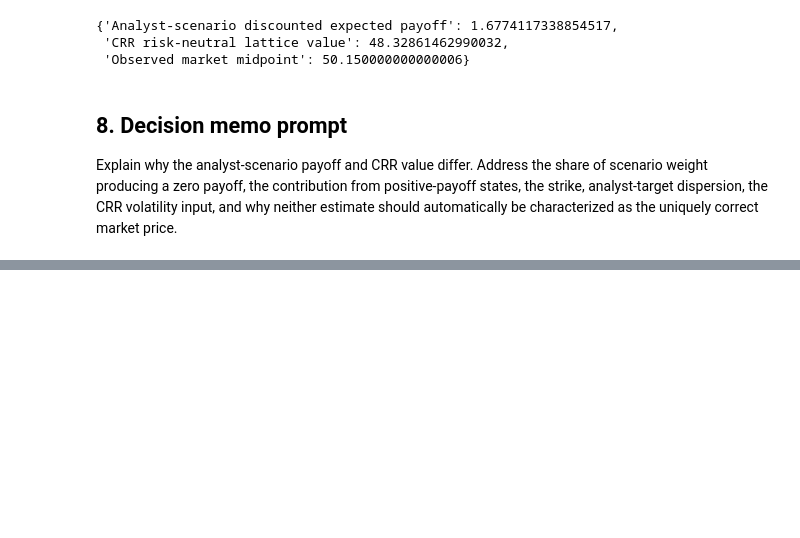
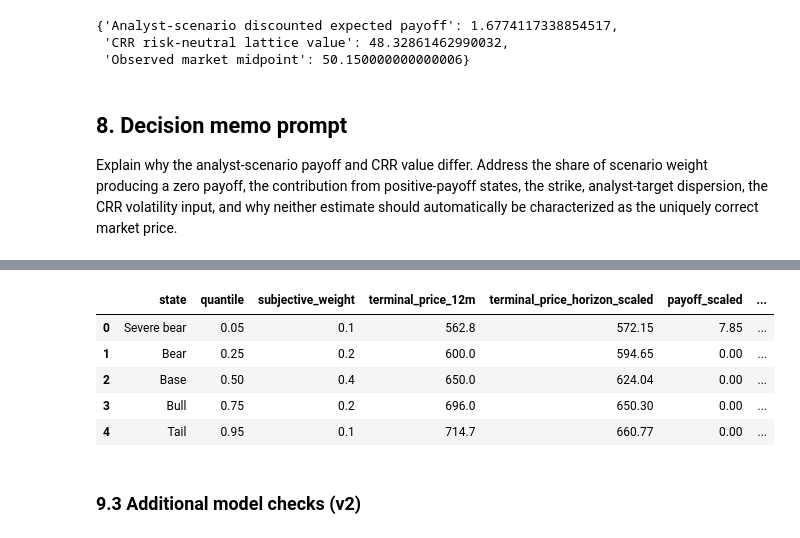
Before and after one commit to javierpalacio010-dot/lmt-valuation-option-greeks-lab, a Jupyter notebook: valuation_option_lab.ipynb, the cells around one changed output, grey strips where cells are left out. Cells and saved outputs as stored; diff of their text form; code cells hidden in the pictures; blank space fills up the shorter version.

```diff
--- a/valuation_option_lab.ipynb
+++ b/valuation_option_lab.ipynb
@@ -203,0 +324,12 @@ Explain why the analyst-scenario payoff and CRR value differ. Address the share
+# %%
+horizon_gap=float(targets.horizon_months.iloc[0]/12-M['maturity_years'])
+alt=states[['state','quantile','subjective_weight']].copy()
+alt['terminal_price_12m']=states.terminal_price
+alt['terminal_price_horizon_scaled']=M['spot']*(states.terminal_price/M['spot'])**(M['maturity_years']/(targets.horizon_months.iloc[0]/12))
+alt['payoff_scaled']=payoff(alt.terminal_price_horizon_scaled,M['strike'],M['option_type'])
+alt['weighted_payoff_scaled']=alt.subjective_weight*alt.payoff_scaled
+alt_belief_value=float(discount_factor*alt.weighted_payoff_scaled.sum())
+print(f'Horizon gap: {horizon_gap:.2f} years -> alignment warning: {abs(horizon_gap)>0.25}')
+print(f'Primary five-state discounted payoff: ${belief_value:.2f}   horizon-scaled alternative: ${alt_belief_value:.2f}')
+alt.round(2)
+# %% [output]
@@ -203,0 +338,8 @@ Explain why the analyst-scenario payoff and CRR value differ. Address the share
+|  | state | quantile | subjective_weight | terminal_price_12m | terminal_price_horizon_scaled | payoff_scaled | ... |
+| 0 | Severe bear | 0.05 | 0.1 | 562.8 | 572.15 | 7.85 | ... |
+| 1 | Bear | 0.25 | 0.2 | 600.0 | 594.65 | 0.00 | ... |
+| 2 | Base | 0.50 | 0.4 | 650.0 | 624.04 | 0.00 | ... |
+| 3 | Bull | 0.75 | 0.2 | 696.0 | 650.30 | 0.00 | ... |
+| 4 | Tail | 0.95 | 0.1 | 714.7 | 660.77 | 0.00 | ... |
+# %% [markdown]
+### 9.3 Additional model checks (v2)
```
Also changed, not shown: parts of 9 cells of this notebook, 2 other files.
